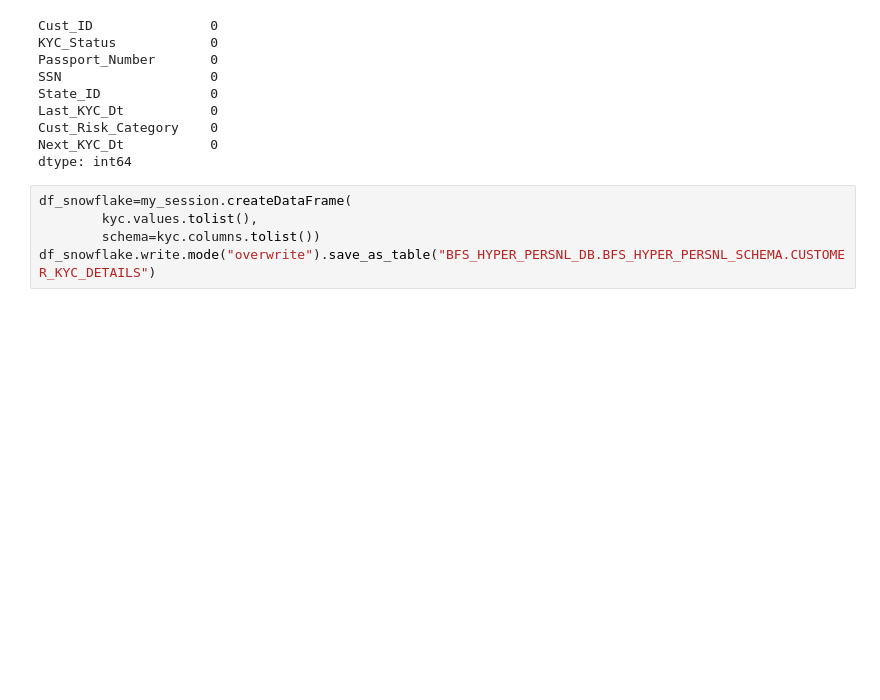
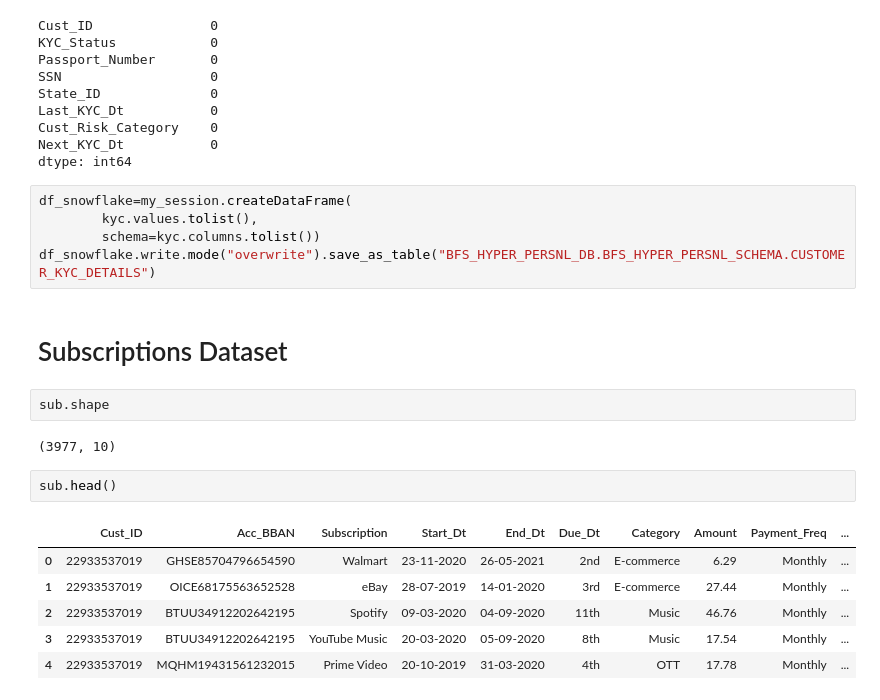
Before and after one commit to mhs10031990/BFS_HYPER_PERSNL_Repo, a Jupyter notebook: Setup_data.ipynb, the cells around one changed output. Cells and saved outputs as stored; diff of their text form; blank space fills up the shorter version.

```diff
--- a/Setup_data.ipynb
+++ b/Setup_data.ipynb
@@ -384,3 +384,18 @@ df_snowflake=my_session.createDataFrame(
         kyc.values.tolist(),
         schema=kyc.columns.tolist())
 df_snowflake.write.mode("overwrite").save_as_table("BFS_HYPER_PERSNL_DB.BFS_HYPER_PERSNL_SCHEMA.CUSTOMER_KYC_DETAILS")
+# %% [markdown]
+# Subscriptions Dataset
+# %%
+sub.shape
+# %% [output]
+(3977, 10)
+# %%
+sub.head()
+# %% [output]
+|  | Cust_ID | Acc_BBAN | Subscription | Start_Dt | End_Dt | Due_Dt | Category | Amount | Payment_Freq | ... |
+| 0 | 22933537019 | GHSE85704796654590 | Walmart | 23-11-2020 | 26-05-2021 | 2nd | E-commerce | 6.29 | Monthly | ... |
+| 1 | 22933537019 | OICE68175563652528 | eBay | 28-07-2019 | 14-01-2020 | 3rd | E-commerce | 27.44 | Monthly | ... |
+| 2 | 22933537019 | BTUU34912202642195 | Spotify | 09-03-2020 | 04-09-2020 | 11th | Music | 46.76 | Monthly | ... |
+| 3 | 22933537019 | BTUU34912202642195 | YouTube Music | 20-03-2020 | 05-09-2020 | 8th | Music | 17.54 | Monthly | ... |
+| 4 | 22933537019 | MQHM19431561232015 | Prime Video | 20-10-2019 | 31-03-2020 | 4th | OTT | 17.78 | Monthly | ... |
```
Also changed, not shown: parts of 4 cells of this notebook.
